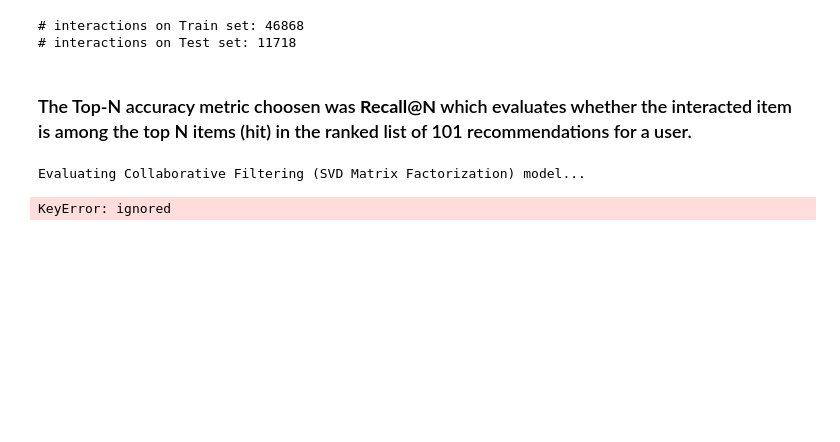
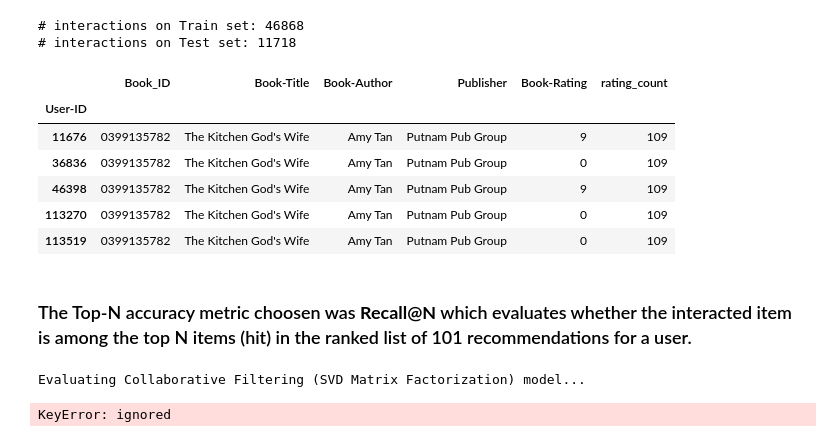
Before and after one commit to disuja7/Book-Recommendation-System, a Jupyter notebook: Book_Recommendation_System.ipynb, the cells around one changed output. Cells and saved outputs as stored; diff of their text form; code cells hidden in the pictures; blank space fills up the shorter version.

```diff
--- a/Book_Recommendation_System.ipynb
+++ b/Book_Recommendation_System.ipynb
@@ -788,6 +820,16 @@ print('# interactions on Test set: %d' % len(interactions_test_df))
 interactions_full_df = final_rating.set_index('User-ID')
 interactions_train_df = interactions_train_df.set_index('User-ID')
 interactions_test_df = interactions_test_df.set_index('User-ID')
+# %%
+interactions_full_df.head()
+# %% [output]
+|  | Book_ID | Book-Title | Book-Author | Publisher | Book-Rating | rating_count |
+| User-ID |  |  |  |  |  |  |
+| 11676 | 0399135782 | The Kitchen God's Wife | Amy Tan | Putnam Pub Group | 9 | 109 |
+| 36836 | 0399135782 | The Kitchen God's Wife | Amy Tan | Putnam Pub Group | 0 | 109 |
+| 46398 | 0399135782 | The Kitchen God's Wife | Amy Tan | Putnam Pub Group | 9 | 109 |
+| 113270 | 0399135782 | The Kitchen God's Wife | Amy Tan | Putnam Pub Group | 0 | 109 |
+| 113519 | 0399135782 | The Kitchen God's Wife | Amy Tan | Putnam Pub Group | 0 | 109 |
 # %% [markdown]
 ### The Top-N accuracy metric choosen was **Recall@N** which evaluates whether the interacted item is among the top N items (hit) in the ranked list of 101 recommendations for a user.
 # %%
```
Also changed, not shown: parts of 20 cells of this notebook.
